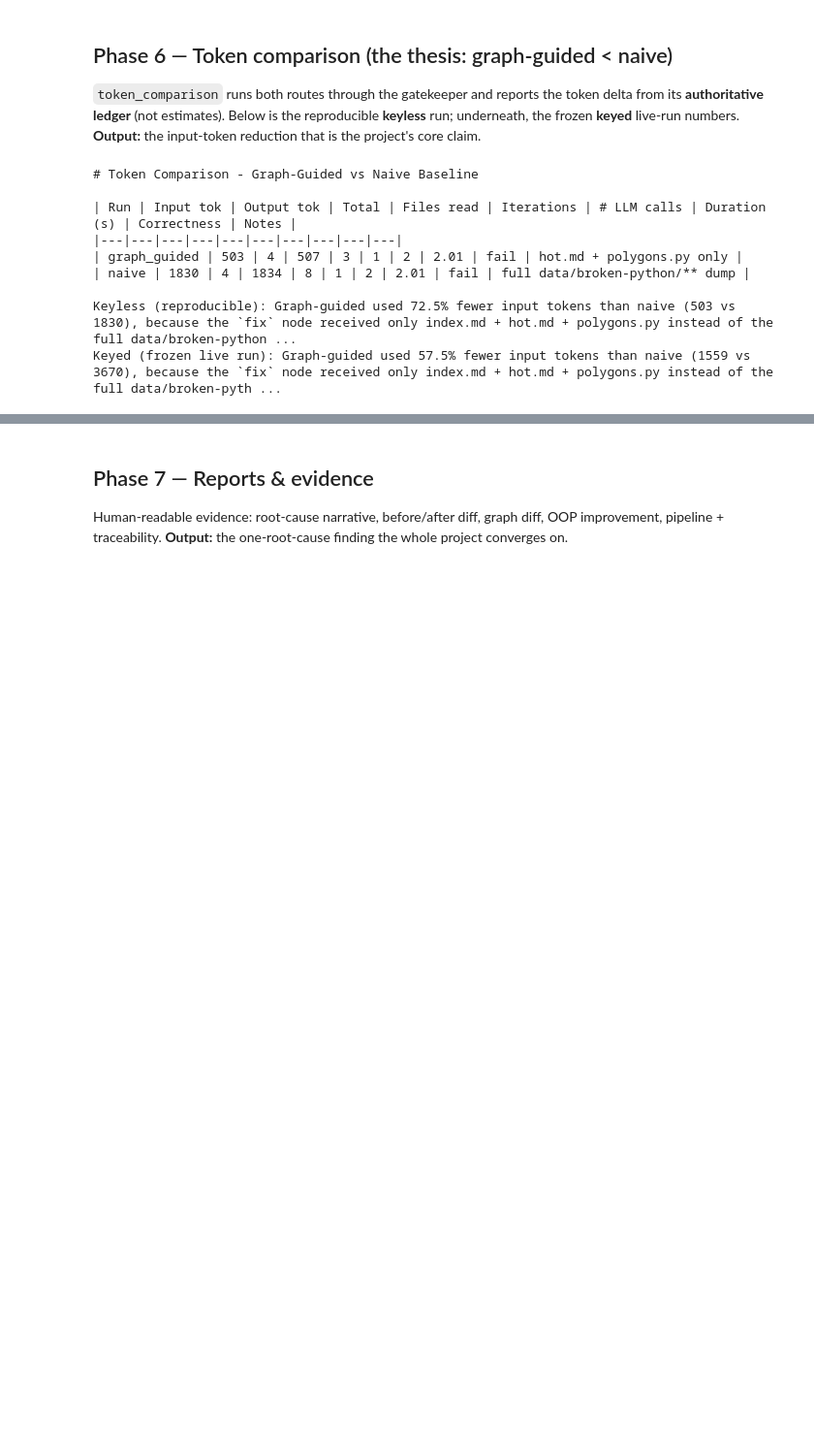
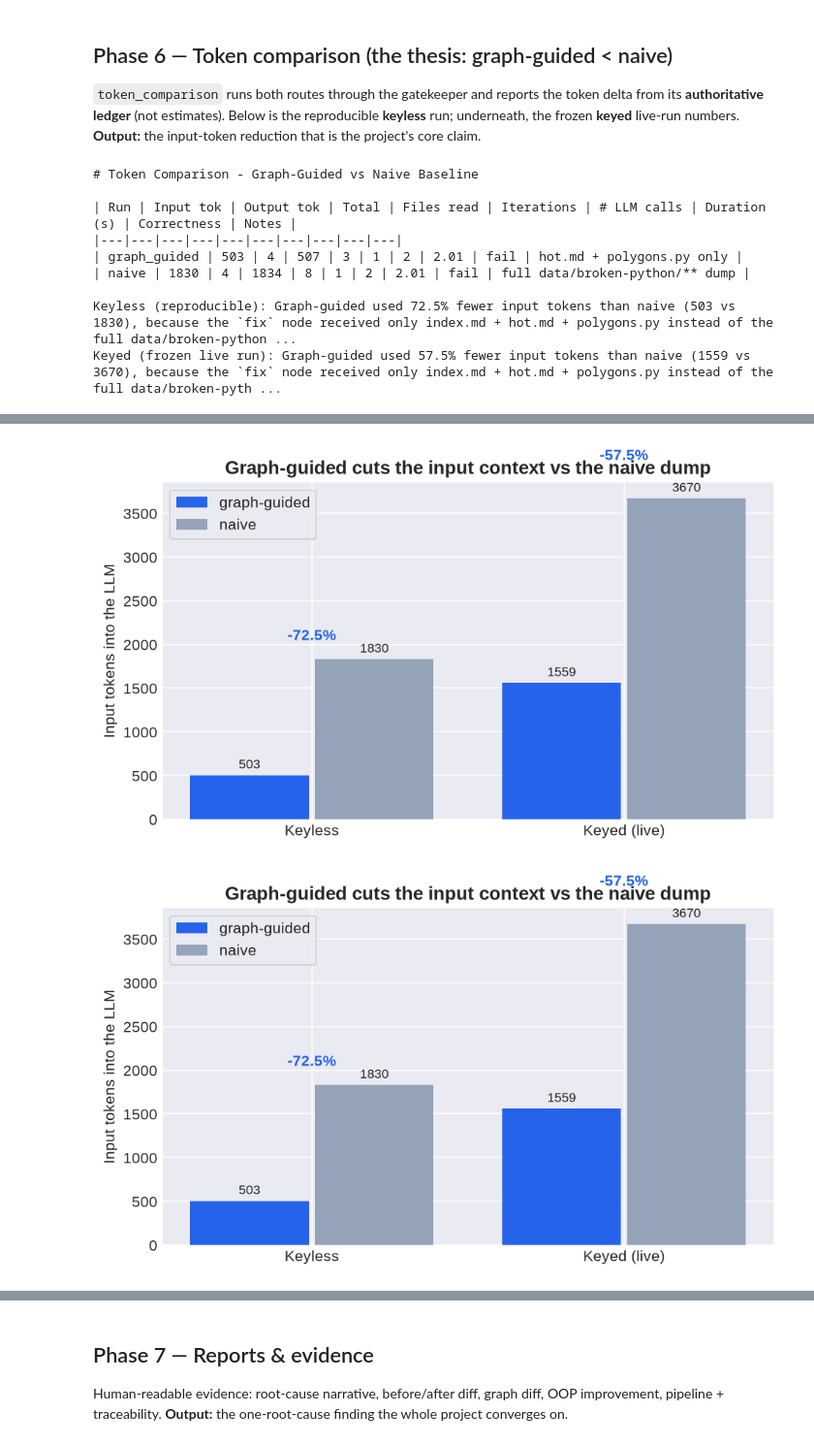
Before and after one commit to eyalsht/ex04-graphify-agent, a Jupyter notebook: notebooks/project_run.ipynb, the cells around one changed output, grey strips where cells are left out. Shown at 97% size. Drawn from its saved outputs; the diff is of its cells as text; code cells hidden in the pictures; blank space fills up the shorter version.

```diff
--- a/notebooks/project_run.ipynb
+++ b/notebooks/project_run.ipynb
@@ -293,0 +312,5 @@ Keyed (frozen live run): Graph-guided used 57.5% fewer input tokens than naive (
+# %%
+make_charts.fig_tokens()
+# %% [output]
+[figure, added]
+[figure, added]
```
Also changed, not shown: parts of 6 cells of this notebook.
